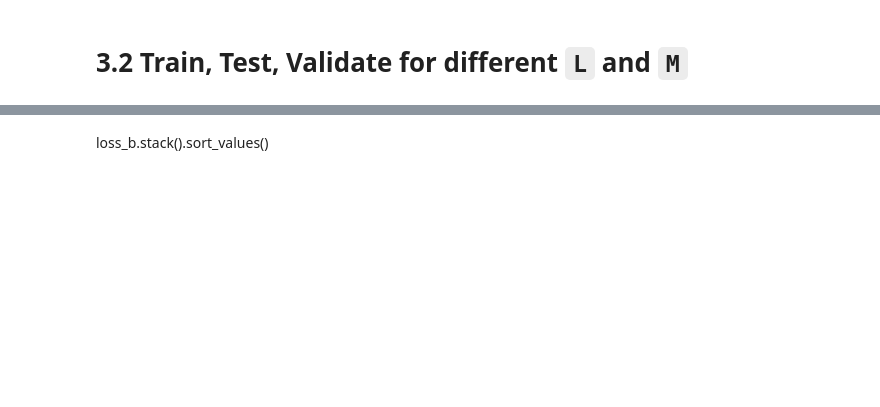
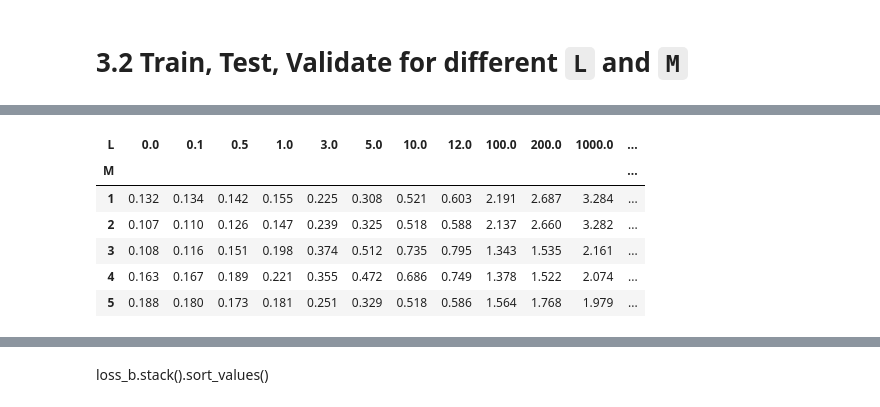
Before and after one commit to sshleifer/ml_6867, a Jupyter notebook: Problem3.ipynb, the cells around one changed output, grey strips where cells are left out. Cells and saved outputs as stored; diff of their text form; code cells hidden in the pictures; blank space fills up the shorter version.

```diff
--- a/Problem3.ipynb
+++ b/Problem3.ipynb
@@ -130,0 +157,10 @@ loss_b = oos_loss_map(BX, BY, AX, AY)
+# %%
+loss_av
+# %% [output]
+| L | 0.0 | 0.1 | 0.5 | 1.0 | 3.0 | 5.0 | 10.0 | 12.0 | 100.0 | 200.0 | 1000.0 | ... |
+| M |  |  |  |  |  |  |  |  |  |  |  | ... |
+| 1 | 0.132 | 0.134 | 0.142 | 0.155 | 0.225 | 0.308 | 0.521 | 0.603 | 2.191 | 2.687 | 3.284 | ... |
+| 2 | 0.107 | 0.110 | 0.126 | 0.147 | 0.239 | 0.325 | 0.518 | 0.588 | 2.137 | 2.660 | 3.282 | ... |
+| 3 | 0.108 | 0.116 | 0.151 | 0.198 | 0.374 | 0.512 | 0.735 | 0.795 | 1.343 | 1.535 | 2.161 | ... |
+| 4 | 0.163 | 0.167 | 0.189 | 0.221 | 0.355 | 0.472 | 0.686 | 0.749 | 1.378 | 1.522 | 2.074 | ... |
+| 5 | 0.188 | 0.180 | 0.173 | 0.181 | 0.251 | 0.329 | 0.518 | 0.586 | 1.564 | 1.768 | 1.979 | ... |
```
Also changed, not shown: parts of 69 cells of this notebook, 1 other file.
